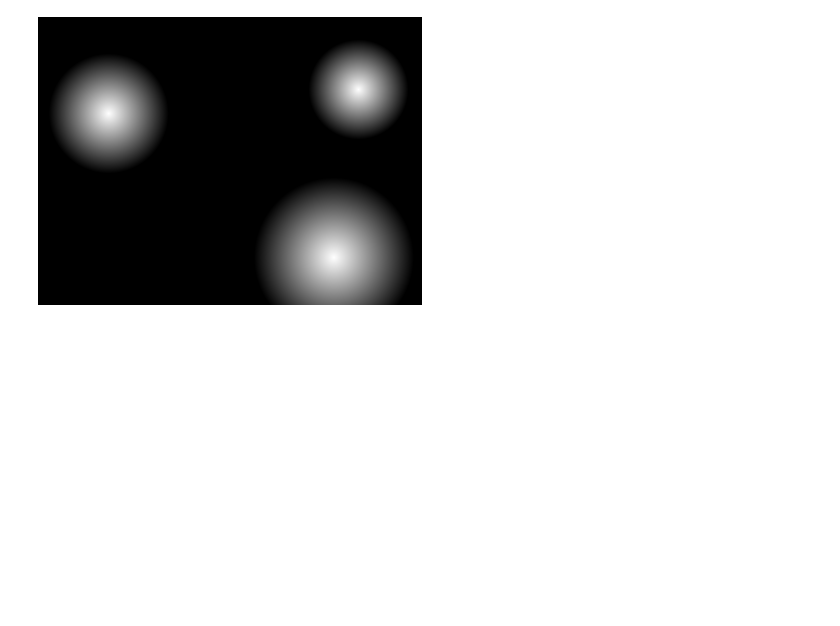
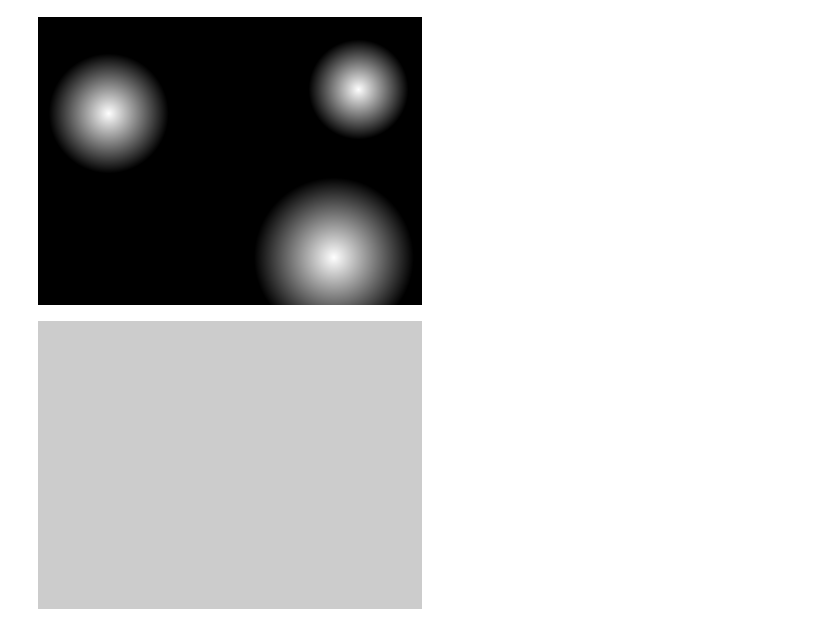
Before and after one commit to hasin202/saliency-model-patch-attack, a Jupyter notebook: img_patch_attack.ipynb, the cells around one changed output. Cells and saved outputs as stored; diff of their text form; code cells hidden in the pictures.

```diff
--- a/img_patch_attack.ipynb
+++ b/img_patch_attack.ipynb
@@ -53,12 +52,14 @@ torch.Size([1, 1, 288, 384])
 # %%
 #TARGET CORNER
 target = torch.ones(1, 1, 288, 384)
+
+target = torch.sub(target,0.2)
 
 # Set the top right of the tensor to white
 # target[:, :, :target.shape[2]//3, target.shape[3]//2:] = 1.0
 
 toPIL = transforms.ToPILImage()
 pic = toPIL(target.squeeze())
 display(pic)
 # %% [output]
-[figure, old version]
+[figure, new version]
```
Also changed, not shown: parts of 15 cells of this notebook, 1 other file.
